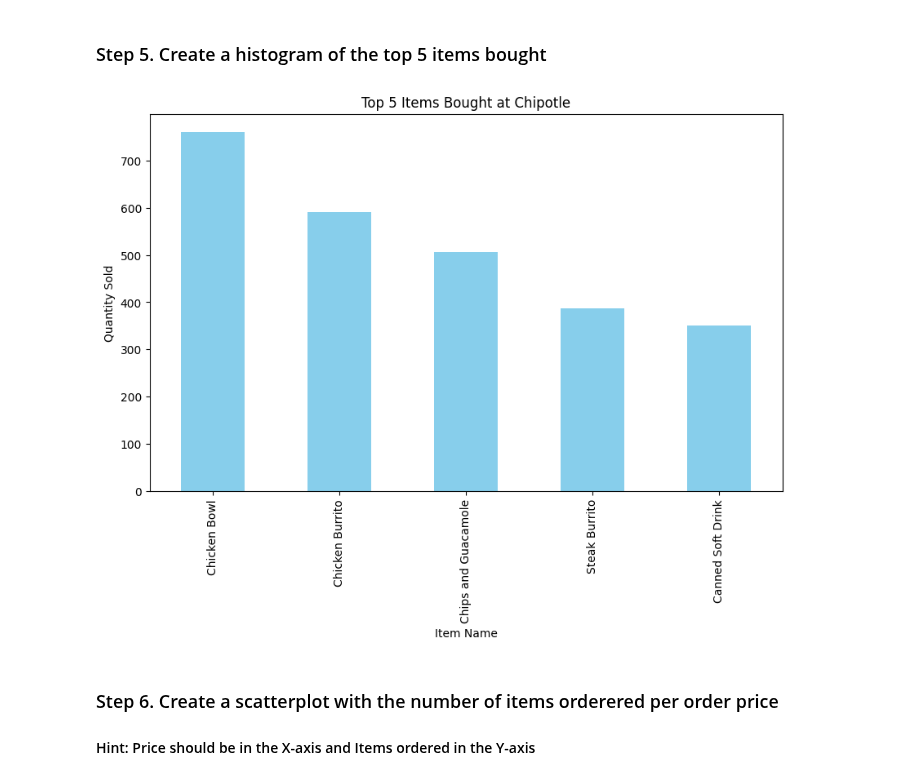
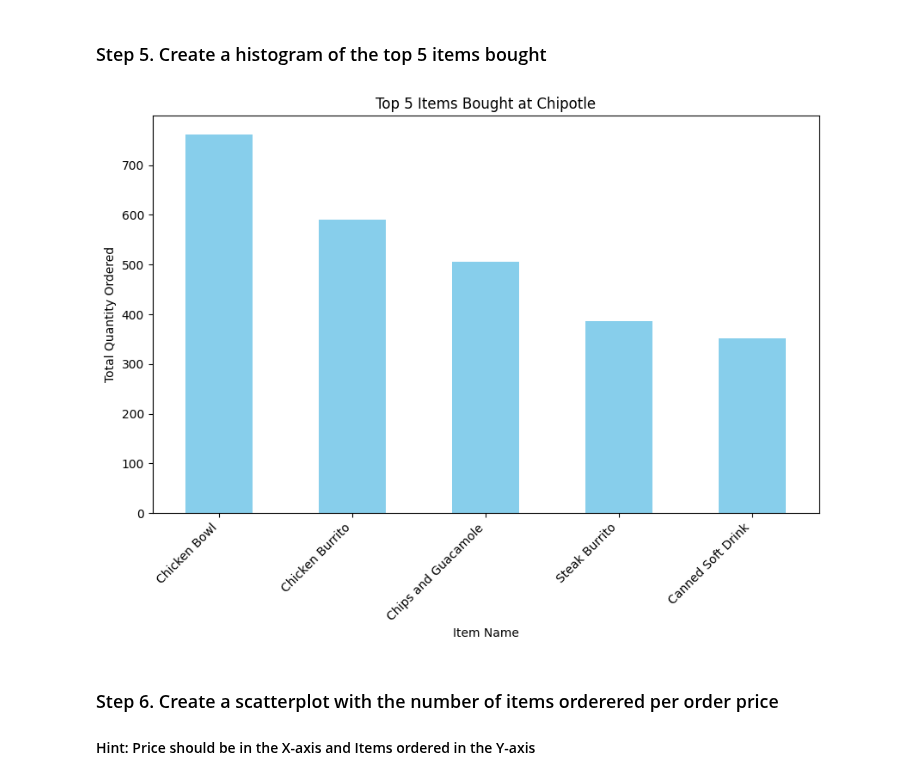
Before and after one commit to Viethoang0803/ph-n-t-ch-d-li-u-v-i-py, a Jupyter notebook: 07_Visualization/Chipotle/Exercises.ipynb, the cells around one changed output. Drawn from its saved outputs; the diff is of its cells as text; code cells hidden in the pictures.

```diff
--- a/07_Visualization/Chipotle/Exercises.ipynb
+++ b/07_Visualization/Chipotle/Exercises.ipynb
@@ -19,10 +17,7 @@ from collections import Counter
 # %% [markdown]
 ### Step 3. Assign it to a variable called chipo.
 # %%
-github_url = 'https://raw.githubusercontent.com/thieu1995/csv-files/main/data/pandas/chipotle.tsv'
-
-df = pd.read_csv(github_url,sep = '\t')
-chipo = df
+chipo = pd.read_csv('https://raw.githubusercontent.com/thieu1995/csv-files/main/data/pandas/chipotle.tsv', sep='\t')
 chipo.head()
 # %% [output]
 |  | order_id | quantity | item_name | choice_description | item_price |
@@ -50,17 +45,19 @@ chipo.head(10)
 # %% [markdown]
 ### Step 5. Create a histogram of the top 5 items bought
 # %%
-import matplotlib.pyplot as plt
 item_quantities = chipo.groupby('item_name')['quantity'].sum()
+
 top_5_items = item_quantities.sort_values(ascending=False).head(5)
+
 plt.figure(figsize=(10, 6))
 top_5_items.plot(kind='bar', color='skyblue')
 plt.title('Top 5 Items Bought at Chipotle')
 plt.xlabel('Item Name')
-plt.ylabel('Quantity Sold')
+plt.ylabel('Total Quantity Ordered')
+plt.xticks(rotation=45, ha='right')
 plt.show()
 # %% [output]
-[figure, old version]
+[figure, new version]
 # %% [markdown]
 ### Step 6. Create a scatterplot with the number of items orderered per order price
 #### Hint: Price should be in the X-axis and Items ordered in the Y-axis
```
Also changed, not shown: parts of 4 cells of this notebook.
